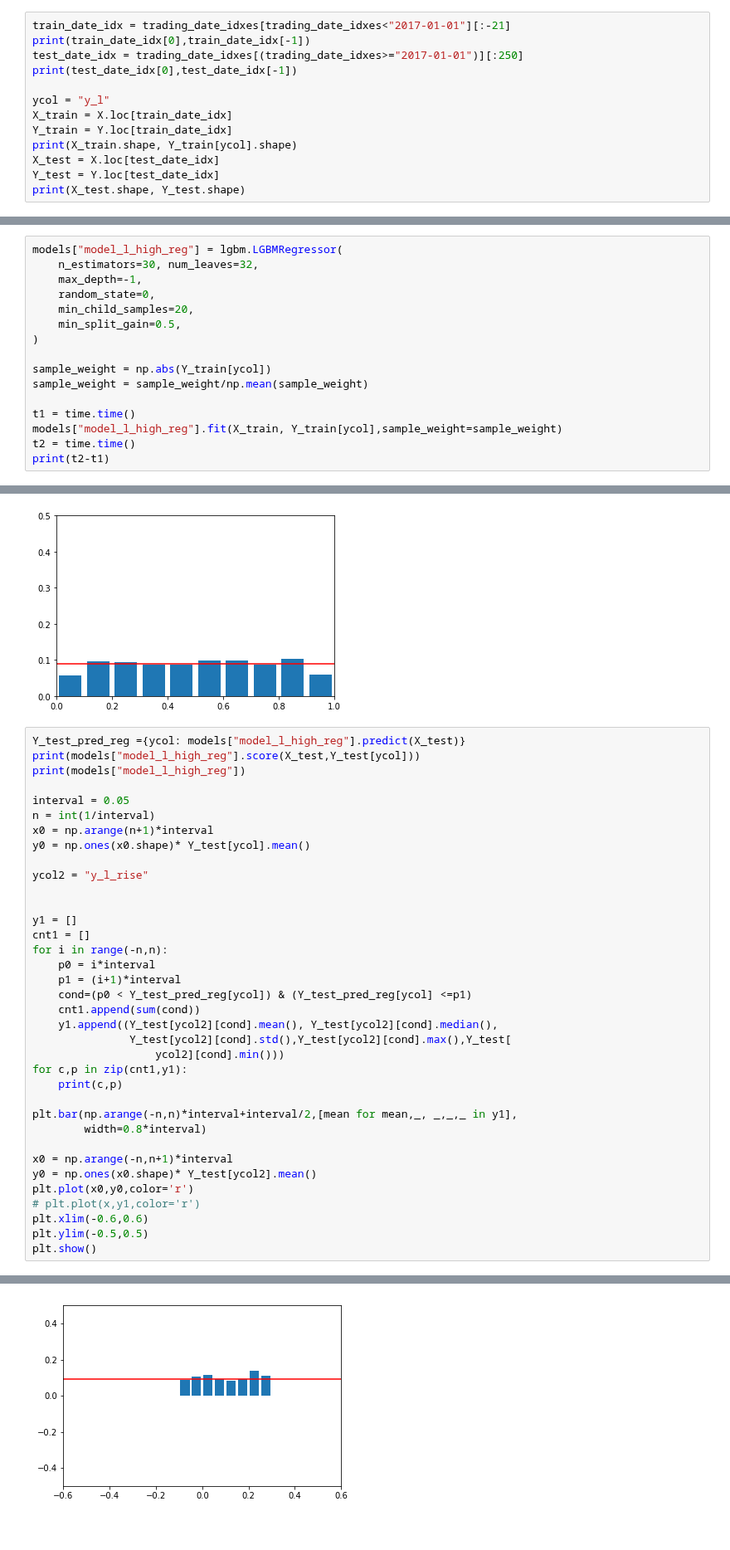
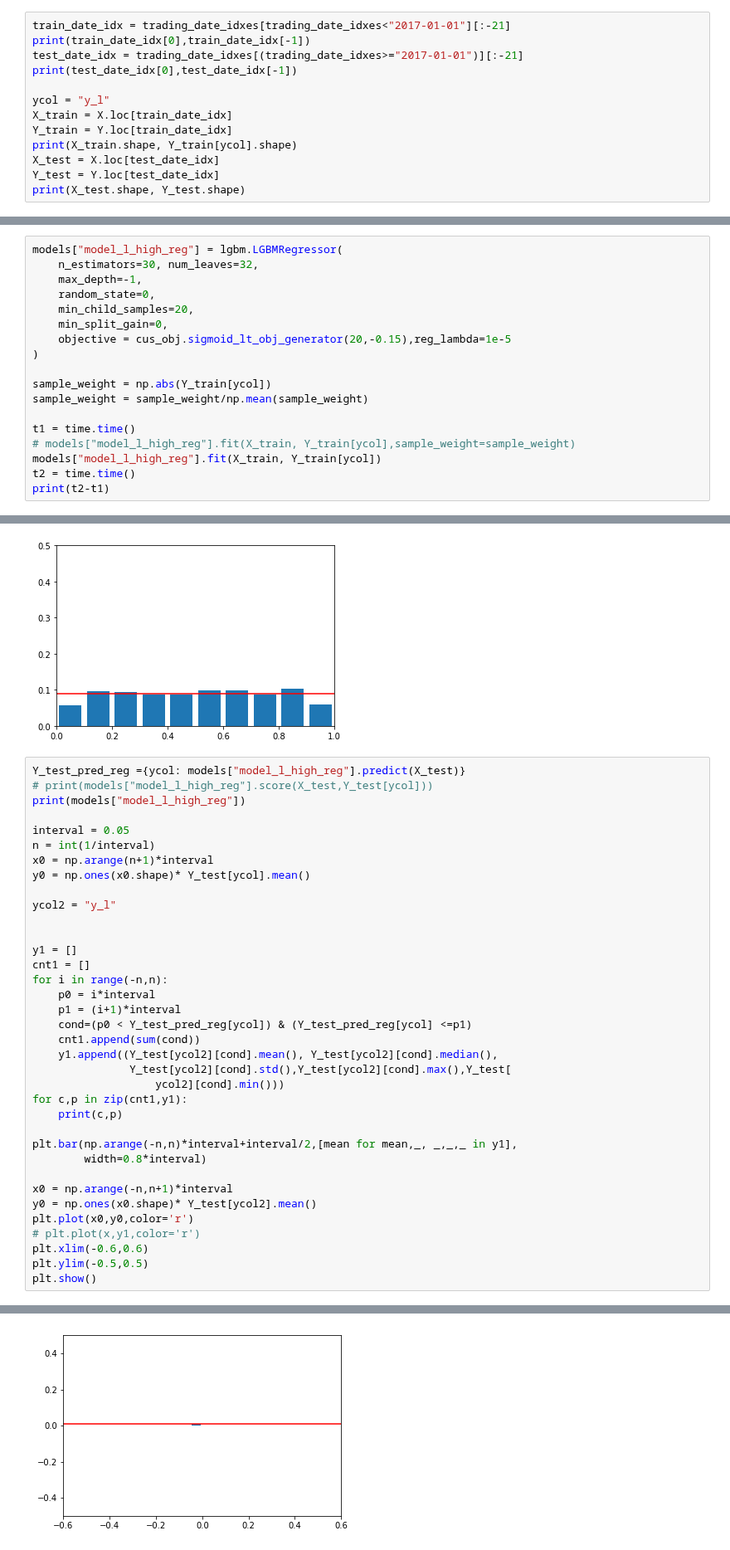
Before and after one commit to Bantorra0/Quant, a Jupyter notebook: test_clf.ipynb, the cells around one changed output, grey strips where cells are left out. Shown at 83% size. Saved outputs shown, nothing was run; the diff lists cells and outputs as text.

Commit message:
Try customized objective and write unit test for it.

```diff
--- a/test_clf.ipynb
+++ b/test_clf.ipynb
@@ -111,7 +112,7 @@ y_l 0.02380530435303867 0.03858024691358031 0.17295229328418782
 # %%
 train_date_idx = trading_date_idxes[trading_date_idxes<"2017-01-01"][:-21]
 print(train_date_idx[0],train_date_idx[-1])
-test_date_idx = trading_date_idxes[(trading_date_idxes>="2017-01-01")][:250]
+test_date_idx = trading_date_idxes[(trading_date_idxes>="2017-01-01")][:-21]
 print(test_date_idx[0],test_date_idx[-1])
 
 ycol = "y_l"
@@ -236,14 +237,16 @@ models["model_l_high_reg"] = lgbm.LGBMRegressor(
     max_depth=-1,
     random_state=0,
     min_child_samples=20,
-    min_split_gain=0.5,
+    min_split_gain=0,
+    objective = cus_obj.sigmoid_lt_obj_generator(20,-0.15),reg_lambda=1e-5
 )
 
 sample_weight = np.abs(Y_train[ycol])
 sample_weight = sample_weight/np.mean(sample_weight)
 
 t1 = time.time()
-models["model_l_high_reg"].fit(X_train, Y_train[ycol],sample_weight=sample_weight)
+# models["model_l_high_reg"].fit(X_train, Y_train[ycol],sample_weight=sample_weight)
+models["model_l_high_reg"].fit(X_train, Y_train[ycol])
 t2 = time.time()
 print(t2-t1)
 # %% [output]
@@ -369,7 +372,7 @@ plt.show()
 [figure]
 # %%
 Y_test_pred_reg ={ycol: models["model_l_high_reg"].predict(X_test)}
-print(models["model_l_high_reg"].score(X_test,Y_test[ycol]))
+# print(models["model_l_high_reg"].score(X_test,Y_test[ycol]))
 print(models["model_l_high_reg"])
 
 interval = 0.05
@@ -377,7 +380,7 @@ n = int(1/interval)
 x0 = np.arange(n+1)*interval
 y0 = np.ones(x0.shape)* Y_test[ycol].mean()
 
-ycol2 = "y_l_rise"
+ycol2 = "y_l"
 
 
 y1 = []
@@ -414,14 +417,14 @@ LGBMRegressor(boosting_type='gbdt', class_weight=None, colsample_bytree=1.0,
 0 (nan, nan, nan, nan, nan)
 0 (nan, nan, nan, nan, nan)
 0 (nan, nan, nan, nan, nan)
 0 (nan, nan, nan, nan, nan)
 0 (nan, nan, nan, nan, nan)
 ... (31 lines left out)
 0 (nan, nan, nan, nan, nan)
 0 (nan, nan, nan, nan, nan)
 0 (nan, nan, nan, nan, nan)
 0 (nan, nan, nan, nan, nan)
-[figure, old version]
+[figure, new version]
 # %%
 cond = Y_test_pred_reg[ycol]>0.2
 print(Y_test[ycol][cond].mean())
```
Also changed, not shown: parts of 7 cells of this notebook, 4 other files.
